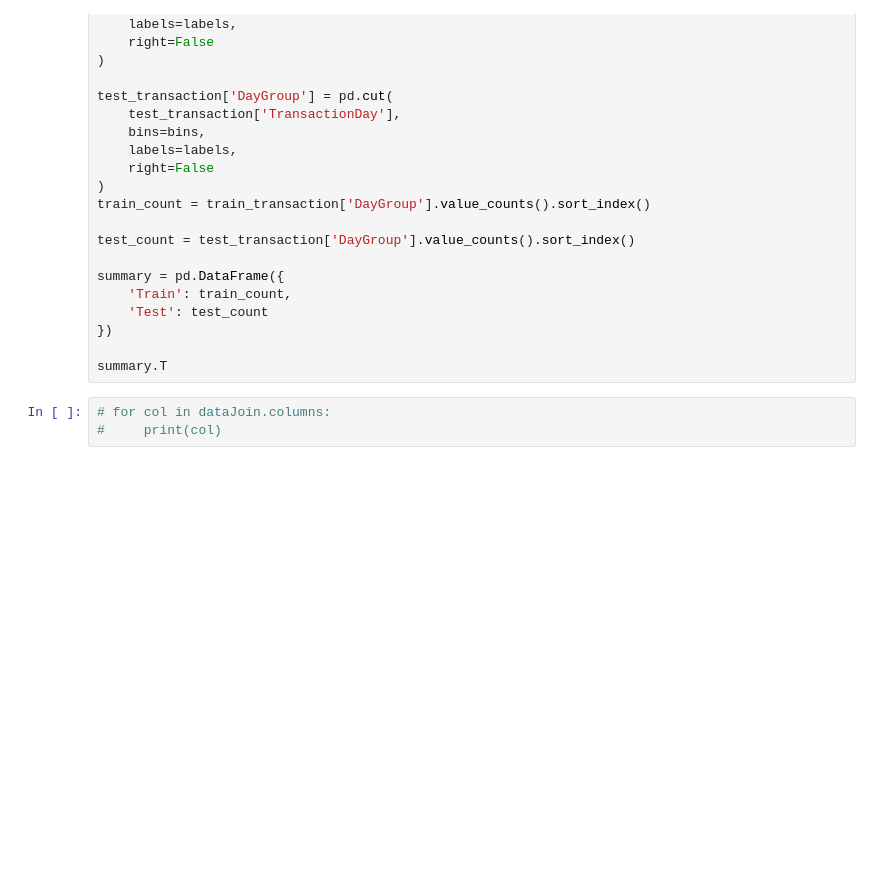
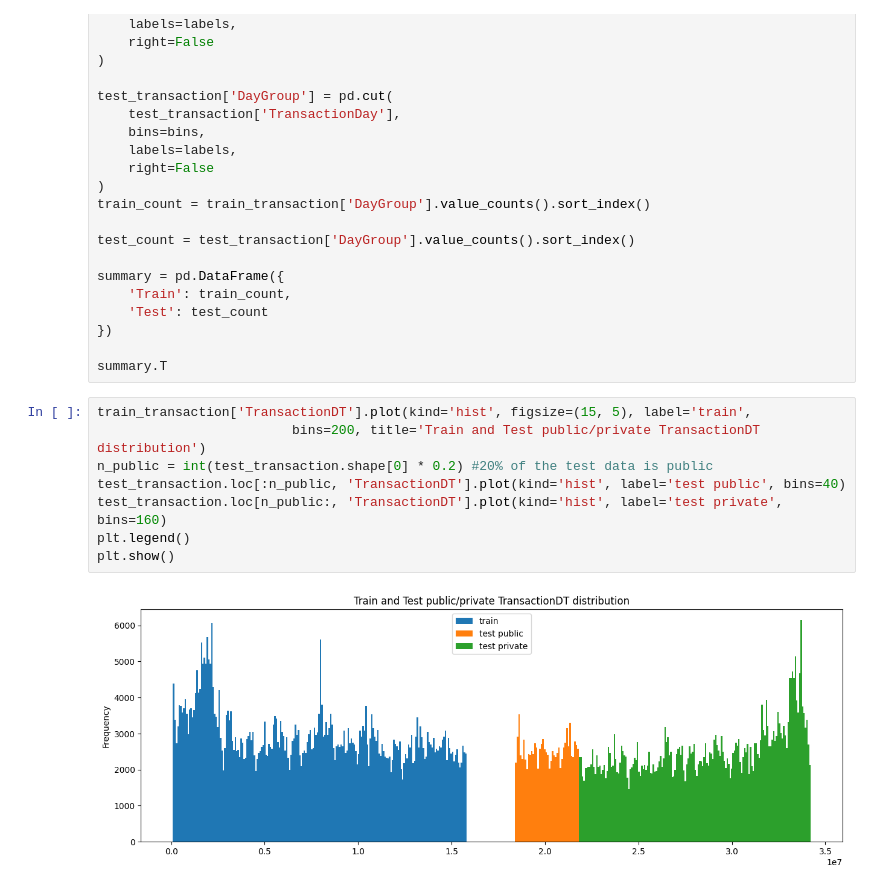
Before and after one commit to tranthikyphuong/IEEE-CIS-Fraud-Detection-Project, a Jupyter notebook: ieee-cis-fraud-detection.ipynb, the cells around one changed output. Drawn from its saved outputs; the diff is of its cells as text; blank space fills up the shorter version.

```diff
--- a/ieee-cis-fraud-detection.ipynb
+++ b/ieee-cis-fraud-detection.ipynb
@@ -58,6 +58,13 @@ summary = pd.DataFrame({
 })
 
 summary.T
-# %%
-# for col in dataJoin.columns:
-#     print(col)
+# %%
+train_transaction['TransactionDT'].plot(kind='hist', figsize=(15, 5), label='train',
+                         bins=200, title='Train and Test public/private TransactionDT distribution')
+n_public = int(test_transaction.shape[0] * 0.2) #20% of the test data is public
+test_transaction.loc[:n_public, 'TransactionDT'].plot(kind='hist', label='test public', bins=40)
+test_transaction.loc[n_public:, 'TransactionDT'].plot(kind='hist', label='test private', bins=160)
+plt.legend()
+plt.show()
+# %% [output]
+[figure, added]
```
